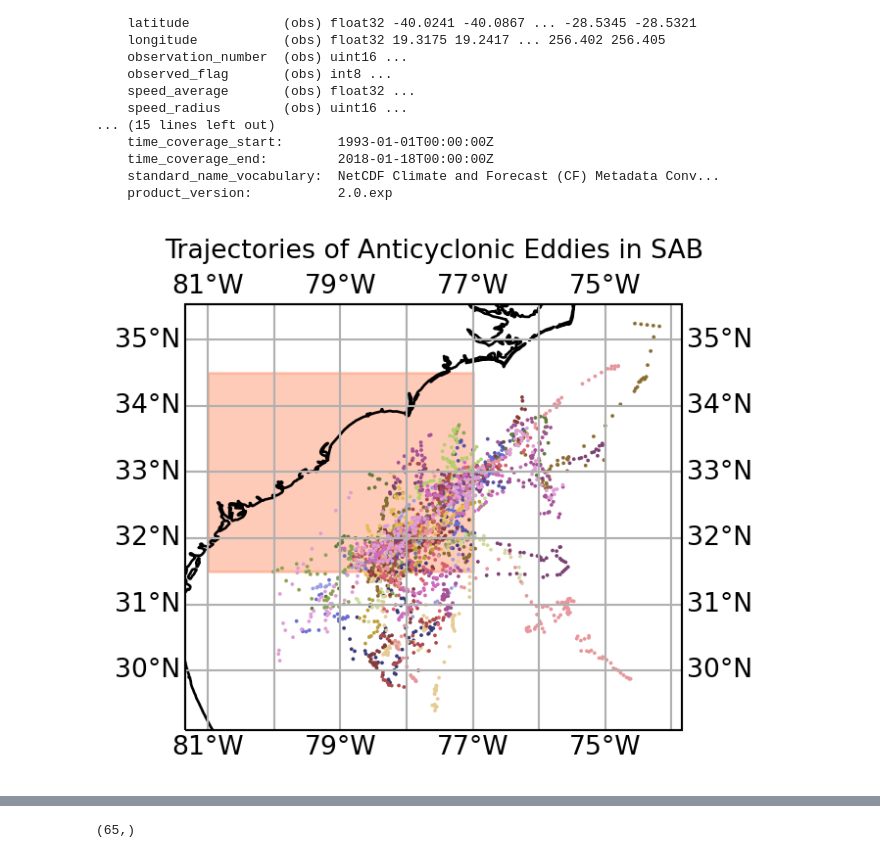
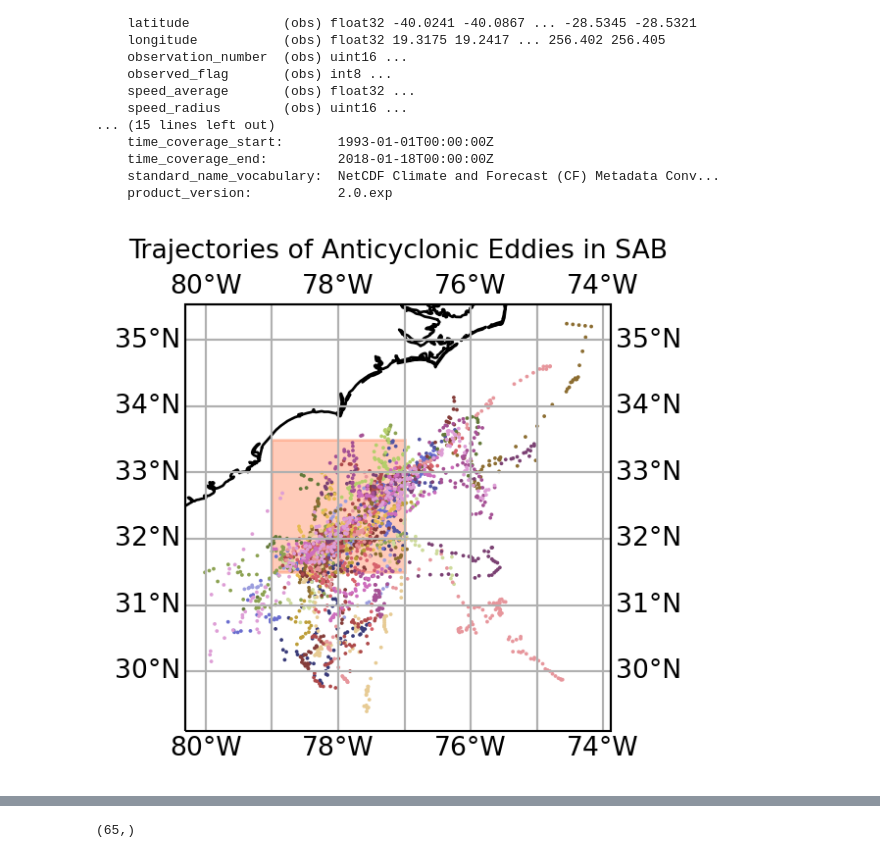
Before and after one commit to patrickcgray/sat_ocean_color, a Jupyter notebook: aviso_eddy_atlas_testing.ipynb, the cells around one changed output, grey strips where cells are left out. Drawn from its saved outputs; the diff is of its cells as text; code cells hidden in the pictures.

Commit message:
pushing an array of old mods that were mostly minor figure making but also a mod to spec figure for new paper

```diff
--- a/aviso_eddy_atlas_testing.ipynb
+++ b/aviso_eddy_atlas_testing.ipynb
@@ -159,7 +159,7 @@ proj=ccrs.PlateCarree()
 
 
 # Bounds of the area
-lon_min, lon_max, lat_min, lat_max = -81+360, -77+360, 31.5, 34.5
+lon_min, lon_max, lat_min, lat_max = -79+360, -77+360, 31.5, 33.5
 
 
 # Select all observation in the area
@@ -169,11 +169,11 @@ subset = dataset.sel(
 # Create the subset with the mask
 subset = dataset.isel(obs=np.in1d(dataset.track, subset.track))
 # Find all the trajecotries which are longer than X days
-subset_lon_life =subset.sel(obs=subset.observation_number>1)
+subset_lon_life =subset.sel(obs=subset.observation_number>10)
 # Create the final subset
 subset = subset.isel(obs=np.in1d(subset.track, subset_lon_life.track))
 
-subset_lon_life =subset.sel(obs=subset.observation_number<50)
+subset_lon_life =subset.sel(obs=subset.observation_number<100)
 # Create the final subset
 subset = subset.isel(obs=np.in1d(subset.track, subset_lon_life.track))
 
@@ -188,31 +188,31 @@ fig = plt.figure(figsize=(5,3),dpi=96*2)
 # Create subplot
 ax = fig.add_subplot(111, projection=proj)
 
 # Draw area
 ax.fill(
     [lon_min, lon_max, lon_max, lon_min, lon_min],
     [lat_min, lat_min, lat_max, lat_max, lat_min],
     color='coral',
     transform=proj,
     alpha=0.4,
     zorder=0)
 
 # Plot selected data
 ax.scatter(
     subset.longitude,
     subset.latitude,
     c=subset.track,
     s=2,
     transform=proj,
     linewidth=0,
     cmap='tab20b')
 # Add title
 ax.set_title("Trajectories of Anticyclonic Eddies in SAB", fontsize=10)
 # Active meridian/parallel
 ax.gridlines(draw_labels=True)
 # Active coastline
 ax.coastlines()
 # Display figure
 plt.show()
 # %% [output]
-[figure, old version]
+[figure, new version]
```
Also changed, not shown: parts of 3 cells of this notebook, 3 other files.
